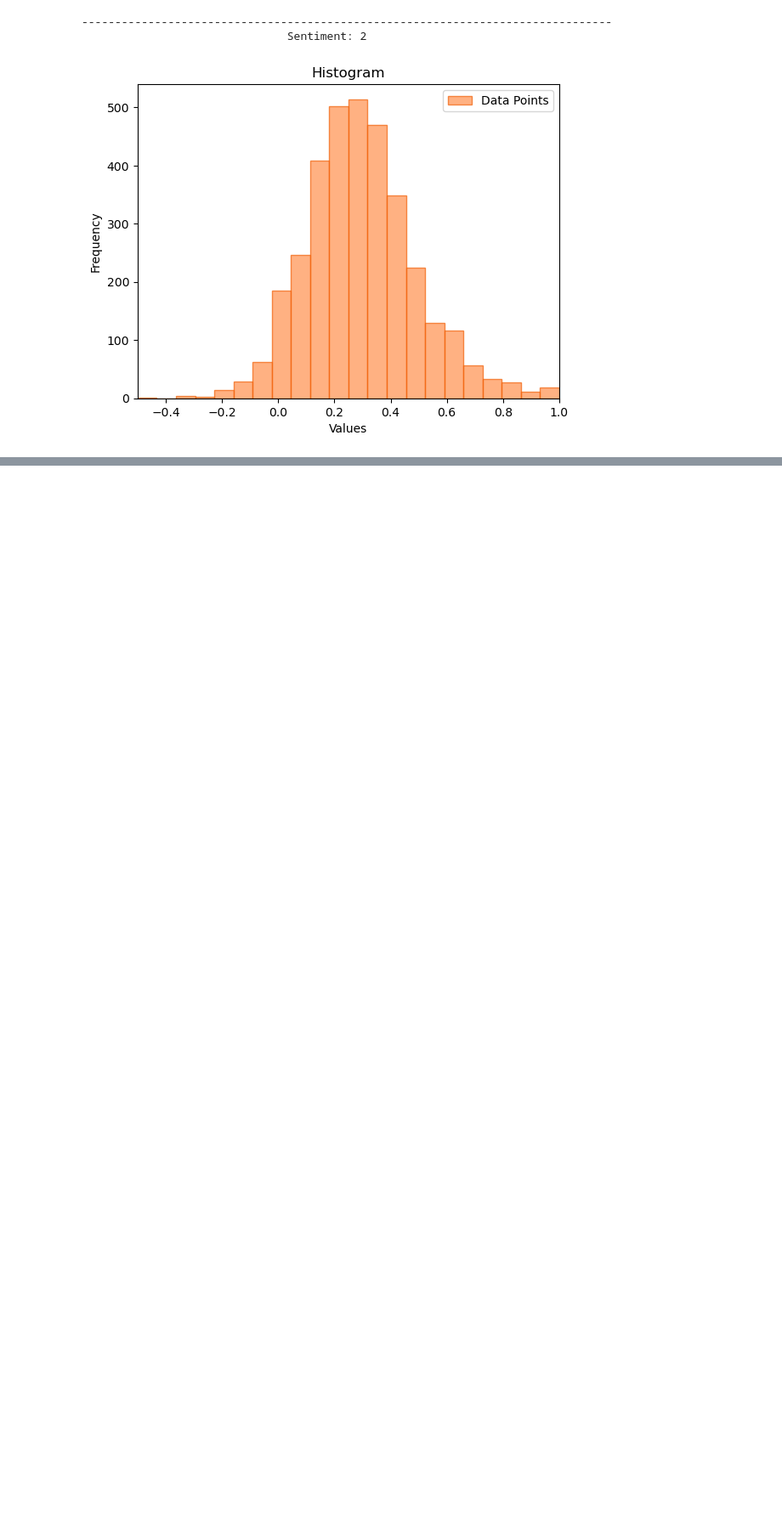
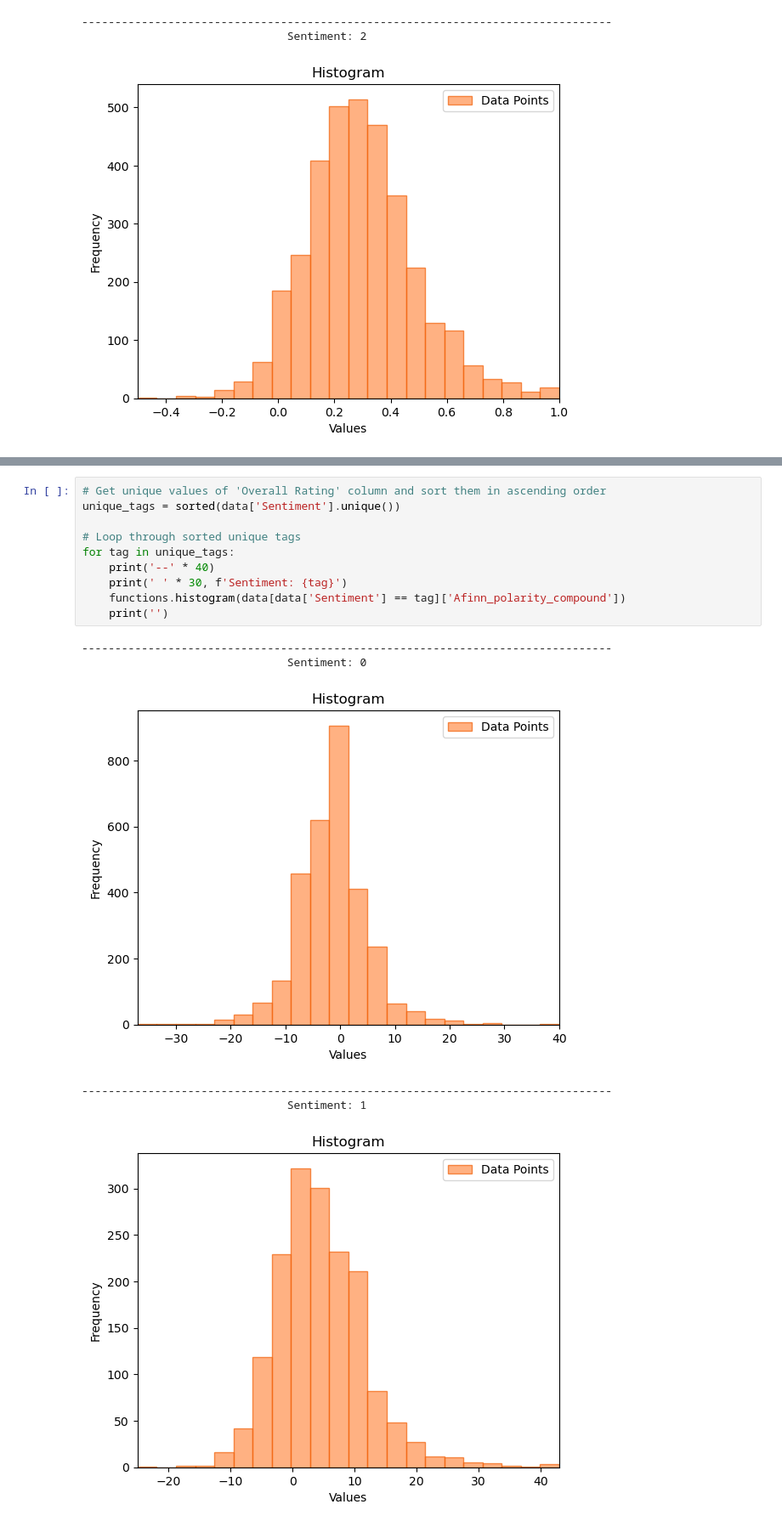
Before and after one commit to yeozs/MannheimDMProject, a Jupyter notebook: ant_lexicon_based.ipynb, the cells around one changed output, grey strips where cells are left out. Shown at 85% size. Saved outputs shown, nothing was run; the diff lists cells and outputs as text; blank space fills up the shorter version.

```diff
--- a/preprocessing_ant.ipynb
+++ b/ant_lexicon_based.ipynb
@@ -514,0 +576,17 @@ for tag in unique_tags:
+# %%
+# Get unique values of 'Overall Rating' column and sort them in ascending order
+unique_tags = sorted(data['Sentiment'].unique())
+
+# Loop through sorted unique tags
+for tag in unique_tags:
+    print('--' * 40)
+    print(' ' * 30, f'Sentiment: {tag}')
+    functions.histogram(data[data['Sentiment'] == tag]['Afinn_polarity_compound'])
+    print('')
+# %% [output]
+--------------------------------------------------------------------------------
+                               Sentiment: 0
+[figure, added]
+--------------------------------------------------------------------------------
+                               Sentiment: 1
+[figure, added]
```
Also changed, not shown: parts of 23 cells of this notebook.
